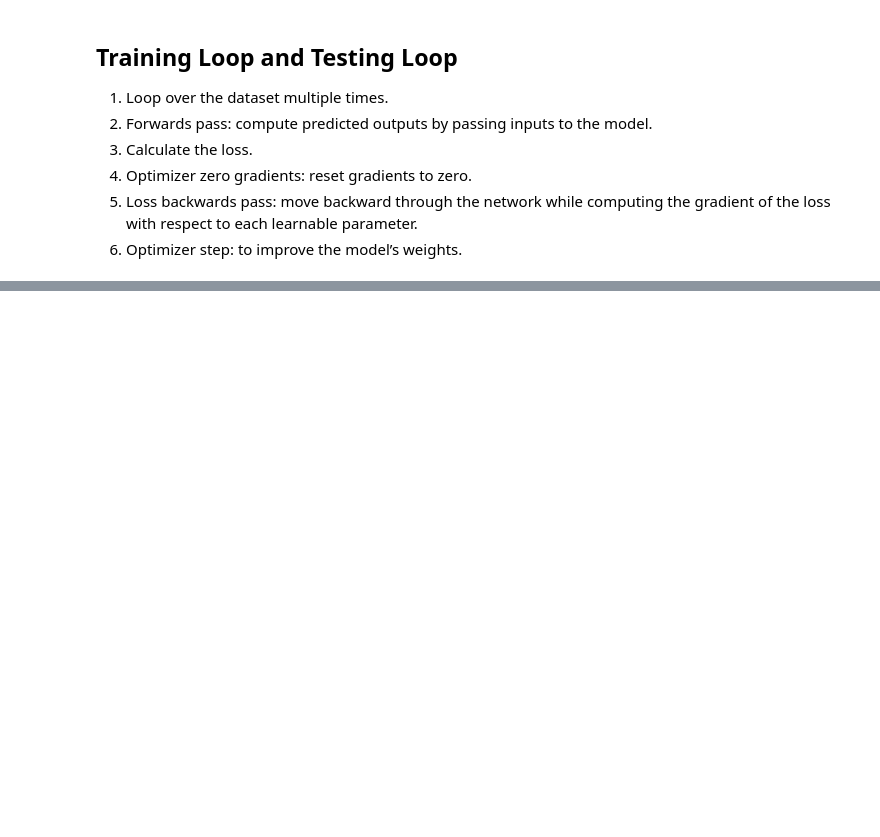
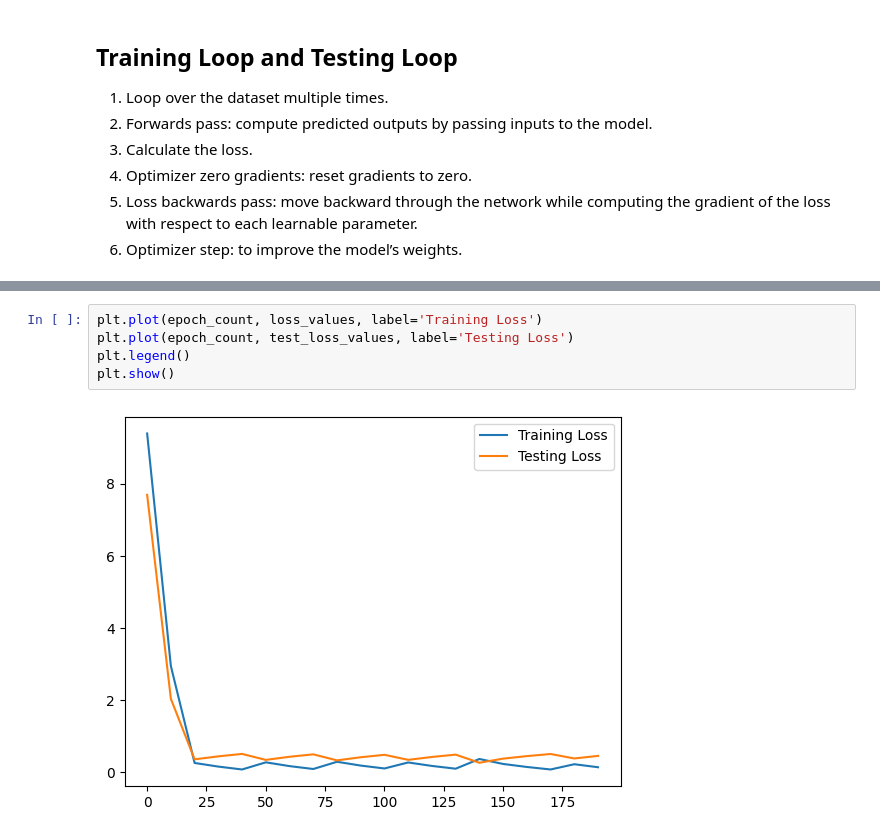
Before and after one commit to vishwasg217/Pytorch-tutorial, a Jupyter notebook: pytorch_workflow.ipynb, the cells around one changed output, grey strips where cells are left out. Drawn from its saved outputs; the diff is of its cells as text; blank space fills up the shorter version.

```diff
--- a/pytorch_workflow.ipynb
+++ b/pytorch_workflow.ipynb
@@ -155,3 +253,10 @@ OrderedDict([('weights', tensor([1.9852])), ('bias', tensor([0.8705]))])
+# %%
+plt.plot(epoch_count, loss_values, label='Training Loss')
+plt.plot(epoch_count, test_loss_values, label='Testing Loss')
+plt.legend()
+plt.show()
+# %% [output]
+[figure, added]
 # %%
 with torch.inference_mode():
     y_pred = model(X_test)
```
Also changed, not shown: parts of 18 cells of this notebook, 1 other file.
